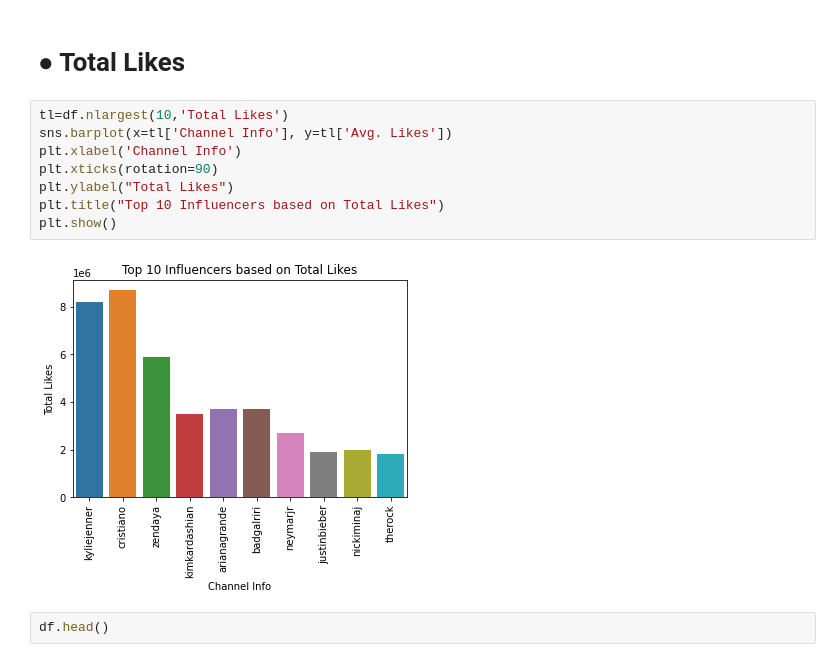
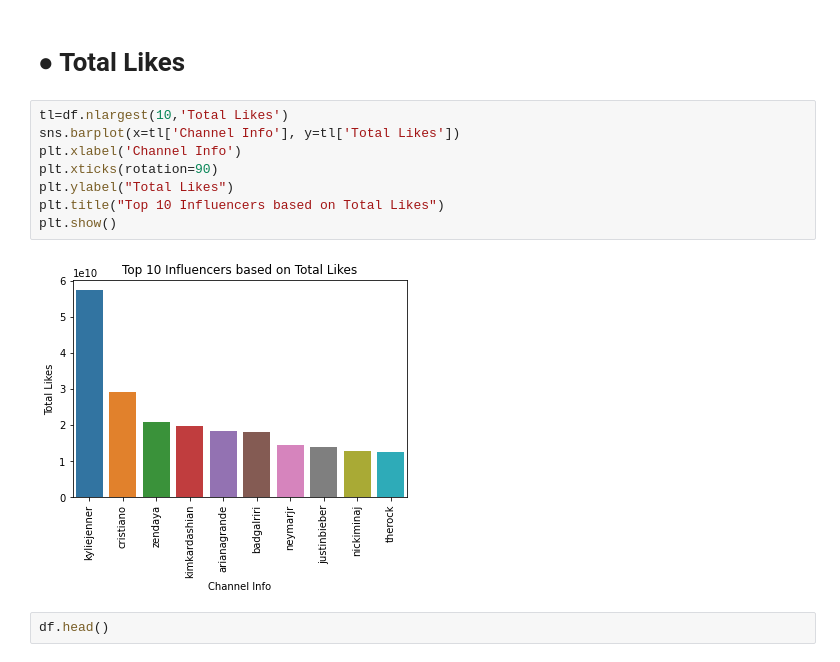
Before and after one commit to akashe008/Instagram_Influencers_EDA, a Jupyter notebook: instagram.ipynb, the cells around one changed output. Drawn from its saved outputs; the diff is of its cells as text.

```diff
--- a/instagram.ipynb
+++ b/instagram.ipynb
@@ -204,14 +204,14 @@ plt.show()
 # ● Total Likes
 # %%
 tl=df.nlargest(10,'Total Likes')
-sns.barplot(x=tl['Channel Info'], y=tl['Avg. Likes'])
+sns.barplot(x=tl['Channel Info'], y=tl['Total Likes'])
 plt.xlabel('Channel Info')
 plt.xticks(rotation=90)
 plt.ylabel("Total Likes")
 plt.title("Top 10 Influencers based on Total Likes")
 plt.show()
 # %% [output]
-[figure, old version]
+[figure, new version]
 # %%
 df.head()
 # %% [output]
```
